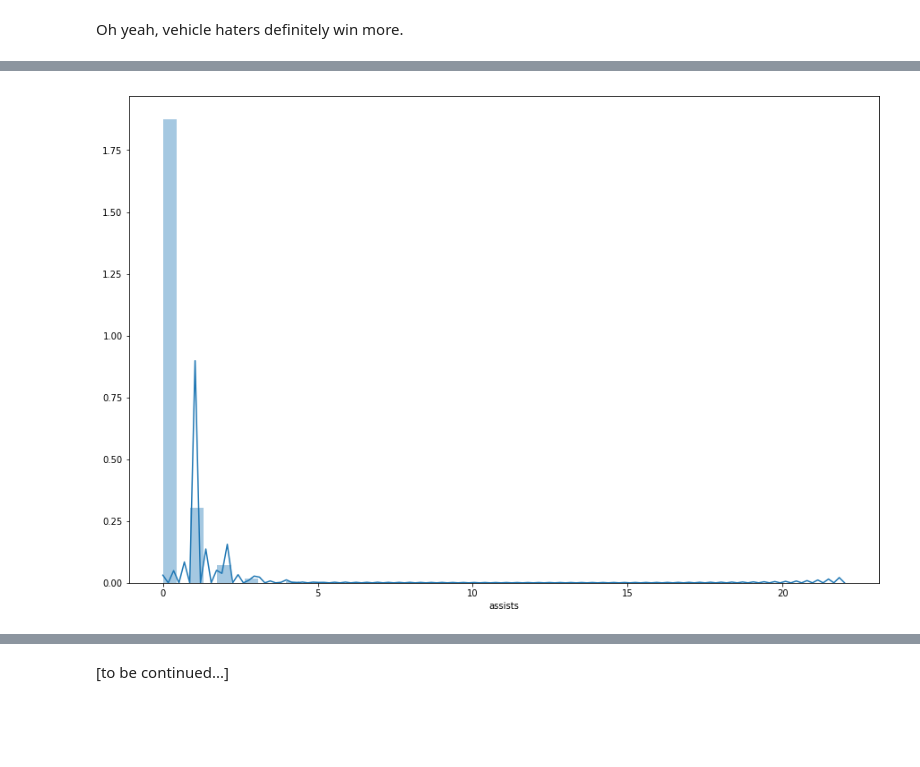
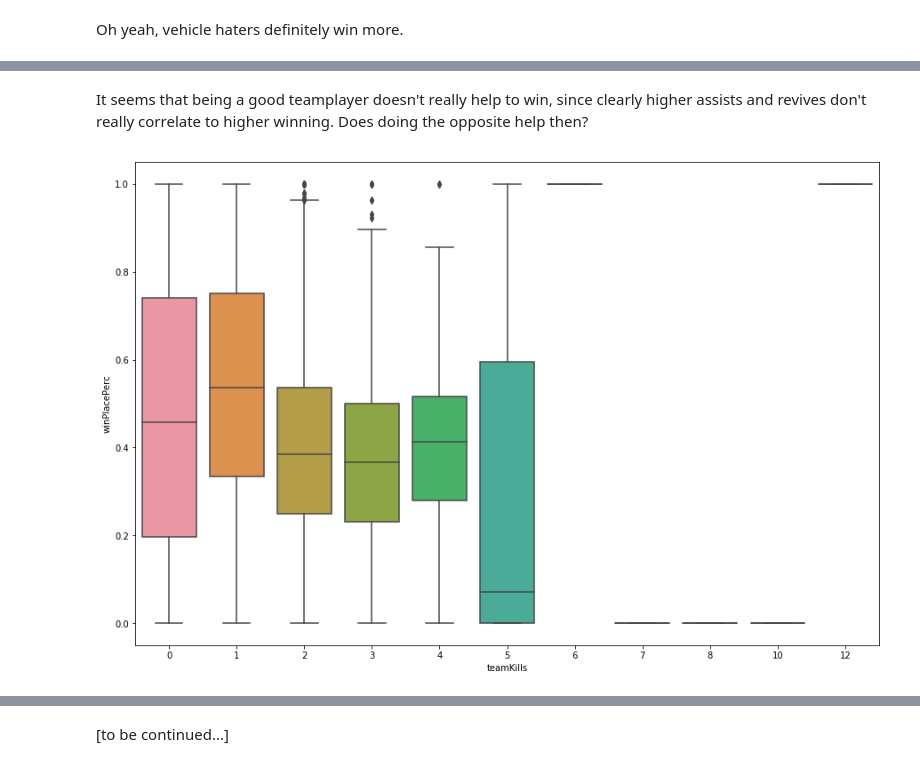
Before and after one commit to nihitprakash/PUBG, a Jupyter notebook: PUBG_EDA.ipynb, the cells around one changed output, grey strips where cells are left out. Cells and saved outputs as stored; diff of their text form; code cells hidden in the pictures; blank space fills up the shorter version.

```diff
--- a/PUBG_EDA.ipynb
+++ b/PUBG_EDA.ipynb
@@ -448,8 +466,10 @@ Let's see how many people are teamplayers! Let's explore the Assists and Revives
+# %% [markdown]
+It seems that being a good teamplayer doesn't really help to win, since clearly higher assists and revives don't really correlate to higher winning. Does doing the opposite help then?
 # %%
 data = train.copy()
 
 fig, ax = plt.subplots(figsize=(15,10))
-sns.distplot(data['assists'], ax=ax)
+sns.boxplot(x='teamKills', y='winPlacePerc', data=data, ax=ax)
 plt.show()
 # %% [output]
-[figure, old version]
+[figure, new version]
```
Also changed, not shown: parts of 10 cells of this notebook.
